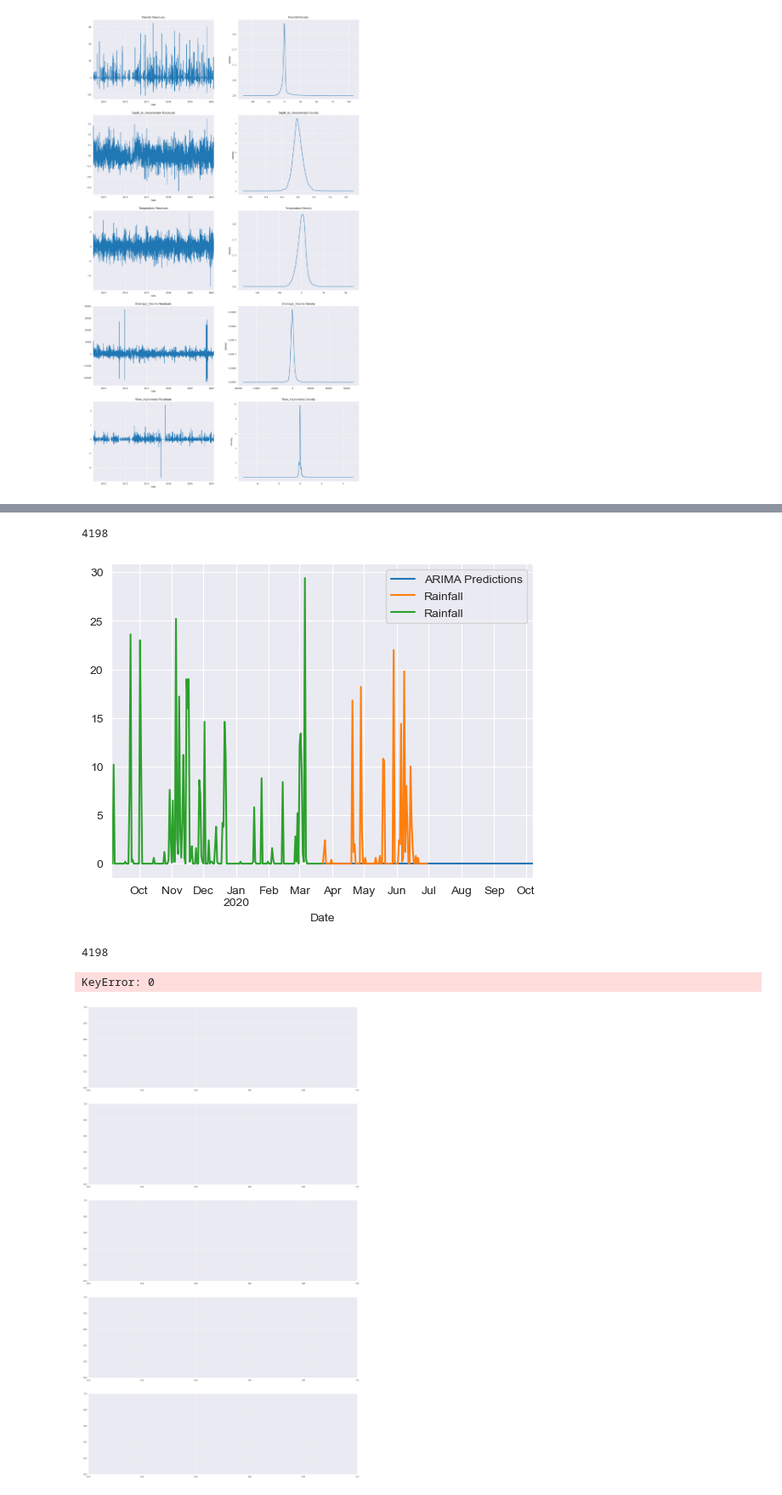
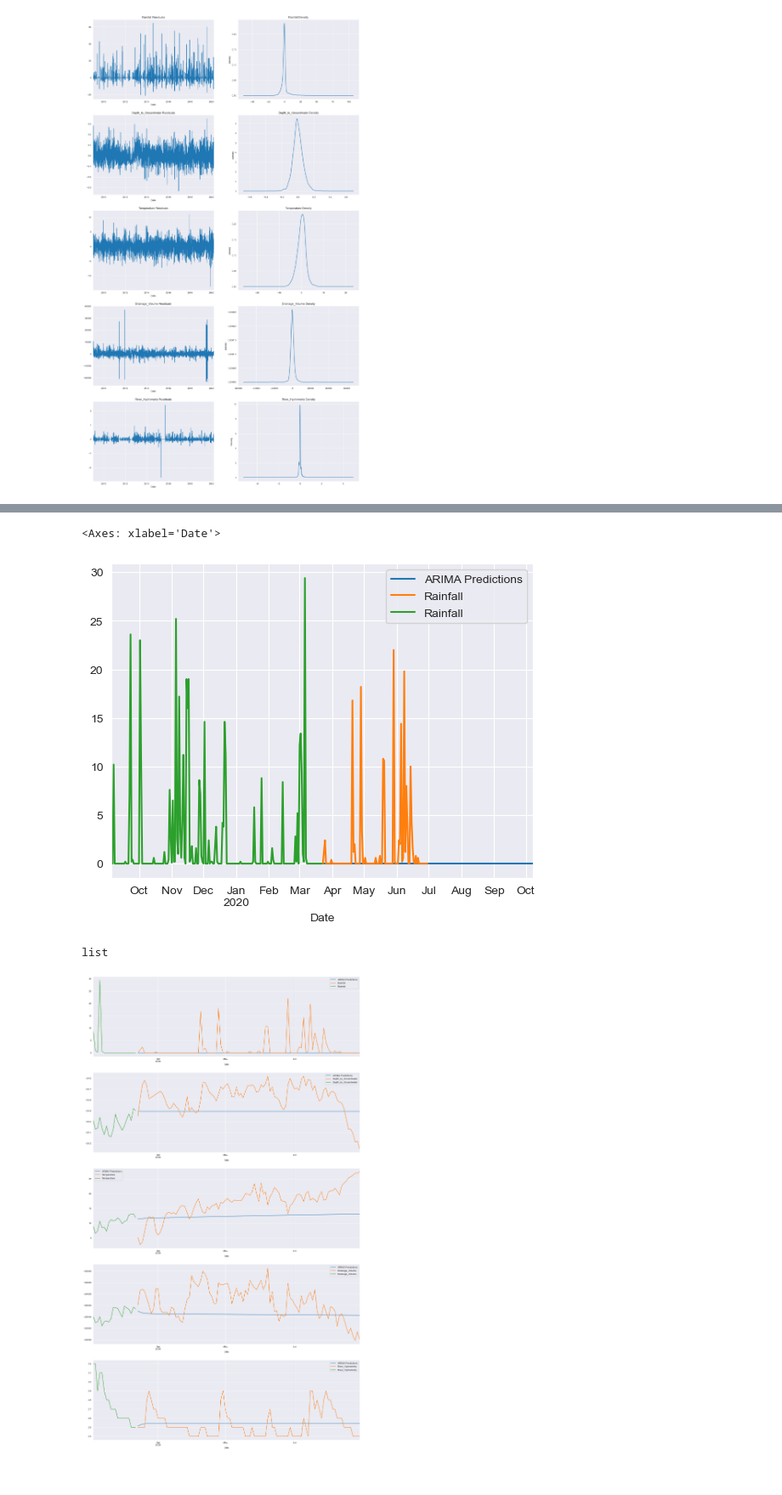
Before and after one commit to KatrinPoepp/bachelor, a Jupyter notebook: ARIMA.ipynb, the cells around one changed output, grey strips where cells are left out. Shown at 85% size. Cells and saved outputs as stored; diff of their text form; code cells hidden in the pictures.

Commit message:
ARIMA mods

```diff
--- a/ARIMA.ipynb
+++ b/ARIMA.ipynb
@@ -158,8 +79,8 @@ for col in range(df.shape[1]):
 # %%
 from pmdarima import auto_arima
 from statsmodels.tsa.arima.model import ARIMA
-def get_order(df):
-    stepwise_fit = auto_arima(df, suppress_warnings=True)
+def get_order(sr):
+    stepwise_fit = auto_arima(sr, suppress_warnings=True)
     return stepwise_fit.order
 order = []
 for i in range(5):
@@ -211,28 +115,27 @@ p.plot(legend=True)
 test[0].plot(legend=True)
 train[0][-200:].plot(legend=True)
 # %% [output]
-4198
+<Axes: xlabel='Date'>
 [figure]
-# %%
-end
-# %% [output]
-4198
+# %%
+type(train)
+# %% [output]
+list
 # %%
 fig, ax = plt.subplots(nrows=5, ncols=1, figsize=(20, 35))
 pred = [None] * 5
 #forecast_test = [None] * 5
 for model in range(0,5):
     start=len(train[model])
     end=len(train[model])+len(test[model])-1
-    pred[model]=models[model].predict(start=start,end=end + 100,typ='levels').rename('ARIMA Predictions')
+    pred[model]=models[model].predict(start=start,end=end,typ='levels').rename('ARIMA Predictions')
     #forecast_test[model] = models[model].forecast(len(test[model]))
     pred[model].plot(ax = ax[model], legend=True)
     test[model].plot(ax = ax[model], legend=True)
-    train[model][-100:].plot(ax = ax[model], legend=True)
+    train[model][-20:].plot(ax = ax[model], legend=True)
     #forecast_test[model].plot(ax = ax[model], legend=True)
 plt.show()
 # %% [output]
-KeyError: 0
-[figure, old version]
+[figure, new version]
 # %%
 # Rolling ARIMA algorithm
```
Also changed, not shown: parts of 30 cells of this notebook, 2 other files.
